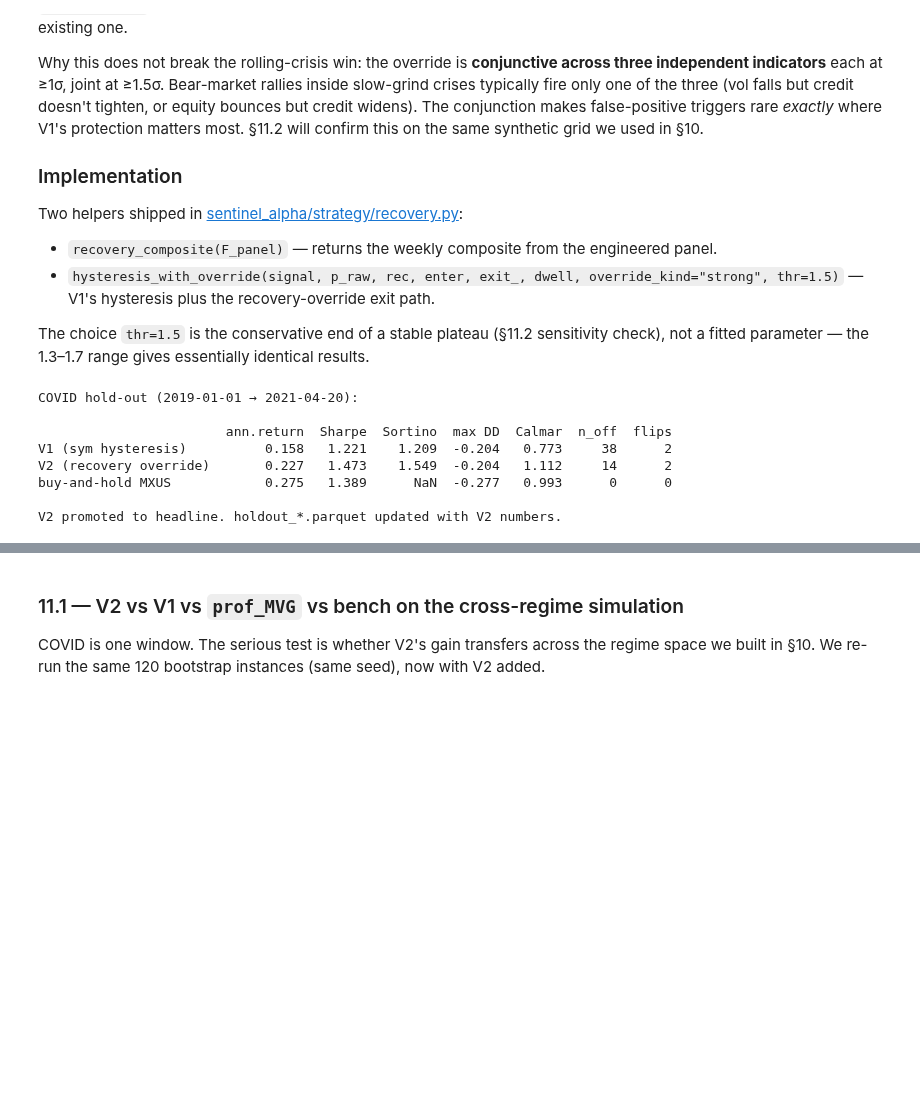
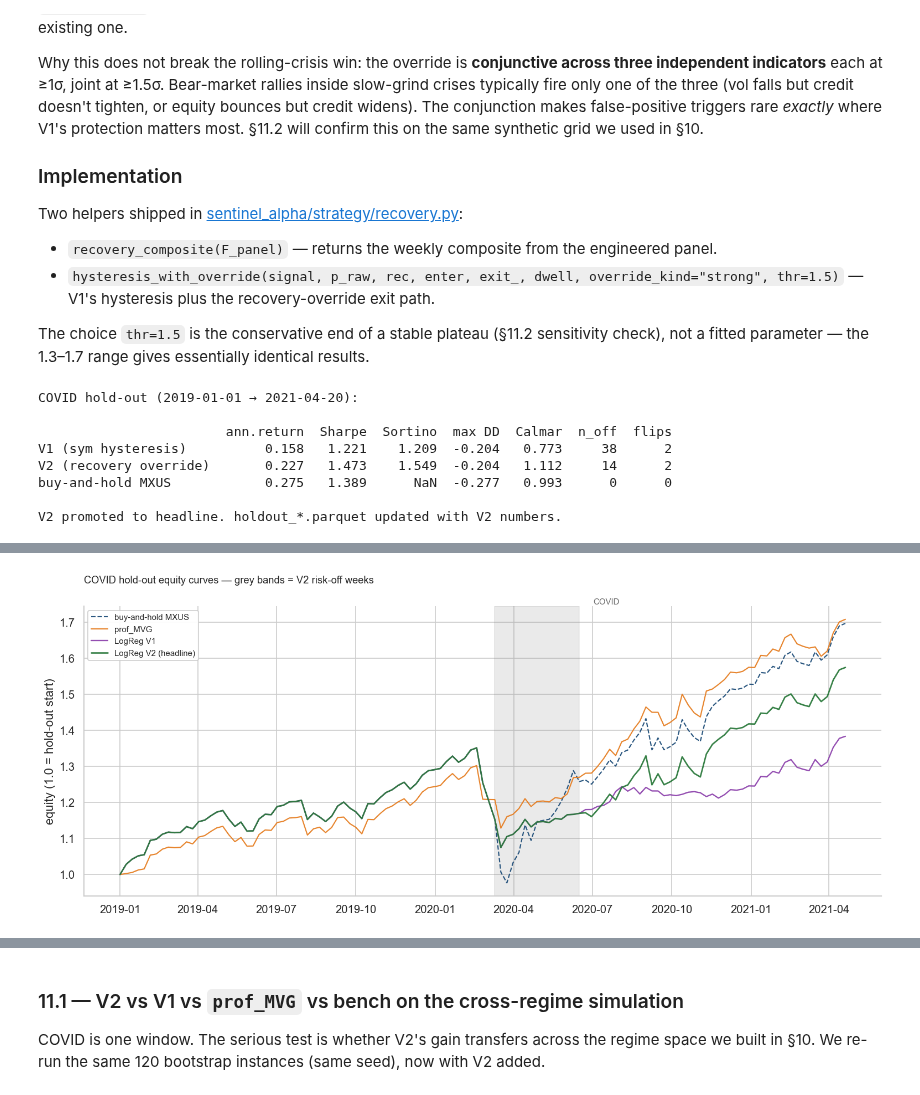
Before and after one commit to FiloCava03/BusinessCase4, a Jupyter notebook: main.ipynb, the cells around one changed output, grey strips where cells are left out. Cells and saved outputs as stored; diff of their text form; code cells hidden in the pictures; blank space fills up the shorter version.

```diff
--- a/main.ipynb
+++ b/main.ipynb
@@ -2018,6 +2018,10 @@ save_parquet(pd.concat([
 if not bt_v2.crisis_metrics.empty:
     save_parquet(bt_v2.crisis_metrics, "holdout_crisis")
 
+# Preserve V1 references so downstream visuals can still plot V1 alongside V2.
+bt_v1_ho     = bt_head
+states_v1_s  = states_head
+
 # Promote V2 state for downstream cells (Step 12 explainability).
 states_head = states_v2_s
 bt_head     = bt_v2
@@ -2033,0 +2042,39 @@ V2 promoted to headline. holdout_*.parquet updated with V2 numbers.
+# %%
+# Four-way COVID hold-out equity curves: V2 (headline) vs V1 vs prof_MVG vs buy-and-hold.
+fig, ax = plt.subplots(figsize=(13, 5.5))
+
+curves_covid = {
+    "buy-and-hold MXUS": (bt_v2.equity_bench,        "#1f4e79", "--", 1.3),
+    "prof_MVG":          (bt_ho_prof.equity_strategy, "#e67e22", "-",  1.3),
+    "LogReg V1":         (bt_v1_ho.equity_strategy,   "#8e44ad", "-",  1.4),
+    "LogReg V2 (headline)": (bt_v2.equity_strategy,   "#2c7a3d", "-",  1.6),
+}
+for label, (curve, color, ls, lw) in curves_covid.items():
+    ax.plot(curve.index, curve.values, lw=lw, ls=ls, color=color, label=label, alpha=0.95)
+
+# Shade V2 headline's risk-off weeks.
+in_off, off_start = False, None
+for date, st in states_v2_s.items():
+    if st == 1 and not in_off:
+        in_off = True; off_start = date
+    elif st == 0 and in_off:
+        ax.axvspan(off_start, date, color="grey", alpha=0.16); in_off = False
+if in_off:
+    ax.axvspan(off_start, states_v2_s.index[-1], color="grey", alpha=0.16)
+
+# Annotate the COVID crisis window.
+_, ymax = ax.get_ylim()
+for name, (s, e) in CRISES.items():
+    sd, ed = pd.Timestamp(s), pd.Timestamp(e)
+    if ed < holdout_dates.min() or sd > holdout_dates.max():
+        continue
+    ax.text(sd + (ed - sd) / 2, ymax, name,
+            ha="center", va="bottom", fontsize=9, color="dimgrey", clip_on=False)
+
+ax.set_ylabel("equity (1.0 = hold-out start)")
+ax.set_title("COVID hold-out equity curves — grey bands = V2 risk-off weeks",
+             fontsize=11, loc="left", y=1.06)
+ax.legend(loc="upper left", fontsize=9, framealpha=0.95)
+fig.tight_layout(); plt.show()
+# %% [output]
+[figure, added]
```
Also changed, not shown: parts of 18 cells of this notebook, 5 other files.
